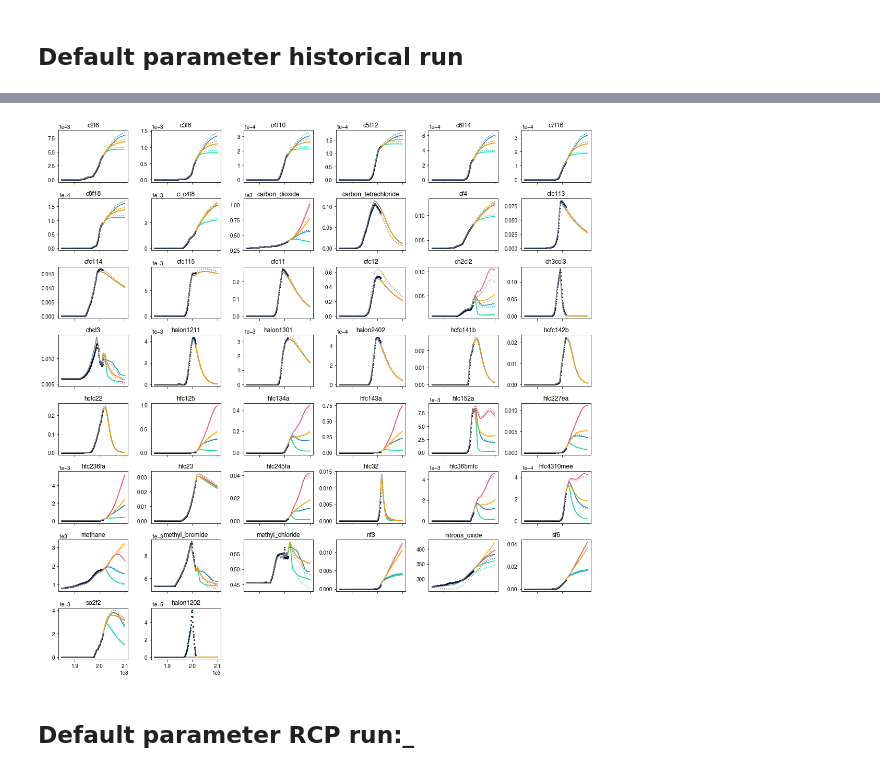
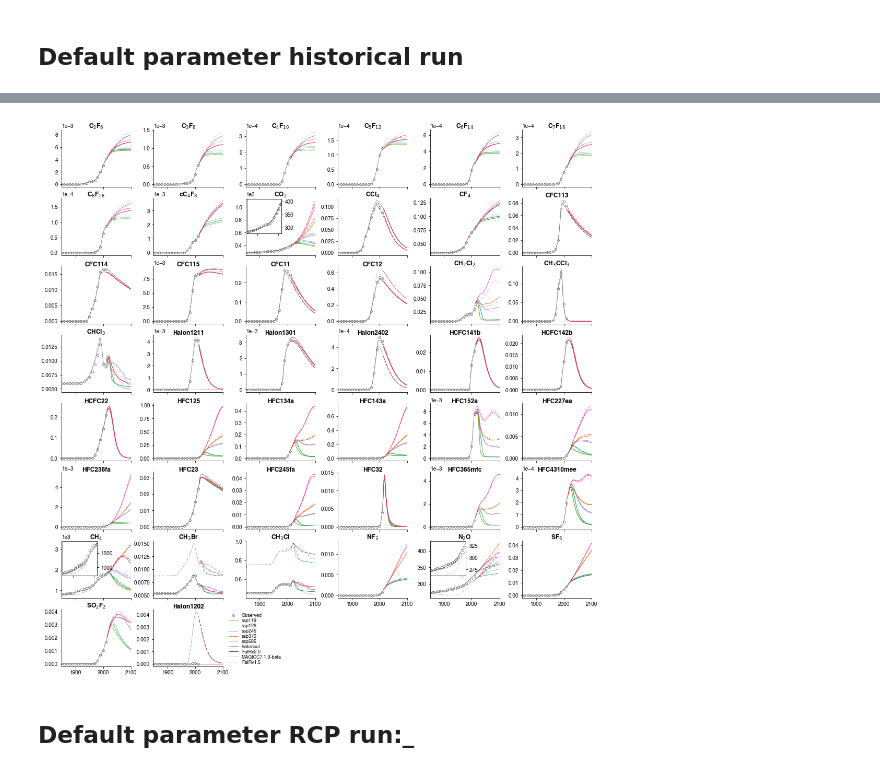
Before and after one commit to njleach/GIR, a Jupyter notebook: GIR/notebooks/SSP_NROY_ensemble.ipynb, the cells around one changed output, grey strips where cells are left out. Saved outputs shown, nothing was run; the diff lists cells and outputs as text; code cells hidden in the pictures.

Commit message:
updated CONSTRAINED ensemble procedure and pipeline

```diff
--- a/GIR/notebooks/SSP_NROY_ensemble.ipynb
+++ b/GIR/notebooks/SSP_NROY_ensemble.ipynb
@@ -157,11 +225,15 @@ def run_NROY_ssp(ssp,param_sets=[0]):
 # %%
-scenarios = ['ssp'+x for x in ['119','245','370','585']]
+# scenarios = ['ssp'+x for x in ['119','126','245','370','585']]
+scenarios = [x for x in magicc_scm.index.levels[1] if 'ssp' in x and x[0]!='e']
 
-plot_results = pd.DataFrame(index = np.arange(1750,2151),columns=pd.MultiIndex.from_product([scenarios,list(param_categories.keys()) + ['anthro','temp'],[5,17,50,83,95]]))
+plot_results = pd.DataFrame(index = np.arange(1750,2151),columns=pd.MultiIndex.from_product([scenarios,list(param_categories.keys()) + ['anthro','temp'],[5,16.6,50,83.3,95]]))
+
+gas_param_ensemble,thermal_param_ensemble,EXT_forc_sfs = get_GWI_ensemble_parameters(ensemble_size=15000)
 
 for ssp in scenarios:
 
-    results_rf,results_T,LUC_forc = run_NROY_ssp(ssp,[0,90000,110000,450000,860000])
+    print('computing '+ssp+' projection')
+    results_rf,results_T,LUC_forc = run_GWI_NROY_ssp(ssp,gas_param_ensemble,thermal_param_ensemble,EXT_forc_sfs)
 
     for forc_cat in param_categories.keys():
         for quantile in [5,16.6,50,83.3,95]:
@@ -208,7 +296,7 @@ forc_cat_order = ['carbon_dioxide', 'methane', 'nitrous_oxide','other_wmghgs','t
 gs = fig.add_gridspec(4, 4)
 ax1 = fig.add_subplot(gs[:2,:2])
 ax2 = [fig.add_subplot(gs[i,j]) for i in np.arange(4) for j in np.arange(4) if (i>=2) or (j>=2)]
-colors= {'ssp245':'#118ab2','ssp370':'#F5AB00','ssp585':'#ef476f','ssp119':'#06d6a0','history':'grey'}
+colors= {'ssp245':'#7570b3','ssp370':'#d95f02','ssp585':'#e7298a','ssp119':'#66a61e','ssp126':'#1b9e77','history':'grey'}
 for ssp in scenarios:
     ax1.plot(plot_results.loc[2014:2100,(ssp,'anthro',50)],color=colors[ssp],label=ssp)
     ax1.fill_between(plot_results.loc[2014:2100].index,*plot_results.loc[2014:2100,(ssp,'anthro',[5,95])].values.T,color=colors[ssp],lw=0,alpha=0.2)
@@ -244,9 +332,11 @@ ax1.set_ylabel('total anthropogenic',fontsize=15)
 [a.set_xlabel('year',fontsize=12) for a in ax2[-4:]+[ax1]]
 [a.spines[pos].set_visible(False) for a in ax2+[ax1] for pos in ['right','top']]
 [a.set_xlim(1850,2100) for a in ax2+[ax1]]
+[ax2[i].text(-0.05,1.05,x,va='bottom',ha='right',transform=ax2[i].transAxes,fontweight='bold',fontsize=15) for i,x in enumerate(['b','c','d','e','f','g','h','j','k','l','m'])]
+ax1.text(-0.05,1.05,'a',va='bottom',ha='right',transform=ax1.transAxes,fontweight='bold',fontsize=15)
 ax1.plot([],[],'k:',label='MAGICC7.1.0.beta')
 ax1.legend(loc='upper left',fontsize=15)
 plt.tight_layout()
 
-[fig.savefig('/home/leachl/Documents/Simple_models/FaIR_v2-0_paper/Plots/SSP_NROY_ERF_grid.'+x,bbox_inches='tight',dpi=600) for x in ['png','pdf','svg']]
+# [fig.savefig('/home/leachl/Documents/Simple_models/FaIR_v2-0_paper/Plots/SSP_NROY_ERF_grid.'+x,bbox_inches='tight',dpi=600) for x in ['png','pdf','svg']]
 # %% [output]
@@ -395,7 +492,6 @@ scale_factor = (WMGHG_concs.loc[2014,'carbon_dioxide'] / NOAA_mole_fractions_202
 
 CO2_concs = pd.Series(np.append(WMGHG_concs.loc[1750:,'carbon_dioxide'].values.flatten(),NOAA_mole_fractions_2020.loc[2015:,'CO2']*scale_factor),index=np.arange(1750,2020),name='CO2')
 # %%
-scenarios = ['ssp'+x for x in ['119','245','585','370']]#['ssp'+x for x in ['119','126','245','370','370-lowNTCF-aerchemmip','370-lowNTCF-gidden','434','460','534-over','585']]
 ssp_emms = pd.concat([RCMIP_to_GIR_input_emms(x) for x in scenarios],keys=scenarios,axis=1).interpolate()
 ssp_emms = ssp_emms.loc[1750:2300] - ssp_emms.loc[1750]
 ssp_forc = pd.concat([get_RCMIP_forc(x) for x in scenarios],keys=scenarios,axis=1).interpolate().loc[1750:2300]
@@ -413,26 +509,75 @@ Integrating 4 scenarios, 1 gas cycle parameter sets, 1 thermal response paramete
+# %%
+map_conc_names = dict(zip(WMGHG_concs.columns,['C$_2$F$_6$','C$_3$F$_8$','C$_4$F$_{10}$','C$_5$F$_{12}$','C$_6$F$_{14}$','C$_7$F$_{16}$','C$_8$F$_{18}$','cC$_4$F$_{8}$','CO$_2$','CCl$_4$','CF$_4$','CFC113','CFC114','CFC115','CFC11','CFC12','CH$_2$Cl$_2$','CH$_3$CCl$_3$','CHCl$_3$','Halon1211','Halon1301','Halon2402','HCFC141b', 'HCFC142b', 'HCFC22', 'HFC125','HFC134a', 'HFC143a', 'HFC152a', 'HFC227ea', 'HFC236fa', 'HFC23','HFC245fa', 'HFC32', 'HFC365mfc', 'HFC4310mee','CH$_4$','CH$_3$Br','CH$_3$Cl','NF$_3$','N$_2$O','SF$_6$','SO$_2$F$_2$','Halon1202']))
 # %%
 fig,ax = plt.subplots(8,6,figsize=(15,15))
 
-for i,gas in enumerate(WMGHG_concs.columns):
-    if gas in ['nitrous_oxide','carbon_dioxide','methane']:
-        ax.flatten()[i].plot(WMGHG_concs.loc[1850:,gas],'.',ms=4,)
-    else:
-        ax.flatten()[i].plot(WMGHG_concs.loc[1850:,gas]/1000,'.',ms=4,)
+with plt.rc_context({"lines.linewidth": 0.75,"lines.markersize":4,"lines.markerfacecolor":'none',"lines.markeredgewidth":0.5}):
 
-    for ssp in scenarios:
-        ax.flatten()[i].plot(default_ssp_run['C'].loc[2014:2100,(ssp,'default',gas)],color=colors[ssp])
+    for i,gas in enumerate(WMGHG_concs.columns):
 
-        ax.flatten()[i].plot(magicc_scm.loc[('World','esm-'+ssp+'-allGHG',GIR_to_RCMIP_map.loc[gas,'RCMIP_concs_key']),range(2014,2101)]*GIR_to_RCMIP_map.loc[gas,'RCMIP_concs_scaling'],color=colors[ssp],ls=':')
+    #     ax1 = inset_axes(ax.flatten()[i],width="40%",height="40%",loc=2)
+    #     ax1.patch.set_alpha(0)
+    #     [ax1.spines[pos].set_visible(False) for pos in ['right','top']]
 
-    ax.flatten()[i].plot(default_ssp_run['C'].loc[1850:2014,('ssp245','default',gas)],color=colors['history'])
-    ax.flatten()[i].plot(magicc_scm.loc[('World','esm-'+ssp+'-allGHG',GIR_to_RCMIP_map.loc[gas,'RCMIP_concs_key']),range(1850,2015)]*GIR_to_RCMIP_map.loc[gas,'RCMIP_concs_scaling'],color=colors['history'],ls=':')
-    ax.flatten()[i].set_title(gas)
+        if gas in ['nitrous_oxide','carbon_dioxide','methane']:
+            ax.flatten()[i].plot(WMGHG_concs.loc[1850:,gas].iloc[::10],'o',color='k')
+    #         ax1.plot(WMGHG_concs.loc[1850:,gas],'.',ms=4,)
+        else:
+            ax.flatten()[i].plot(WMGHG_concs.loc[1850:,gas].iloc[::10]/1000,'o',color='k',label='Observed')
+    #         ax1.plot(WMGHG_concs.loc[1850:,gas]/1000,'.',ms=4,)
 
-[a.tick_params(labelbottom=False) for a in ax[:-1].flatten()]
+        for ssp in scenarios:
+            ax.flatten()[i].plot(default_ssp_run['C'].loc[2014:2100,(ssp,'default',gas)],color=colors[ssp],label=ssp)
 
-plt.tight_layout()
+            ax.flatten()[i].plot(magicc_scm.loc[('World','esm-'+ssp+'-allGHG',GIR_to_RCMIP_map.loc[gas,'RCMIP_concs_key']),range(2014,2101)]*GIR_to_RCMIP_map.loc[gas,'RCMIP_concs_scaling'],color=colors[ssp],ls=':')
 
-[a.set_visible(False) for a in ax.flatten()[-4:]]
+            try:
+                ax.flatten()[i].plot(fair_scm.loc[('World','esm-'+ssp+'-allGHG',GIR_to_RCMIP_map.loc[gas,'RCMIP_concs_key']),range(2014,2101)]*GIR_to_RCMIP_map.loc[gas,'RCMIP_concs_scaling'],color=colors[ssp],ls='-.')
+            except:
+                pass
 
-[fig.savefig('/home/leachl/Documents/Simple_models/FaIR_v2-0_paper/Plots/SSP_concs.'+x,bbox_inches='tight',dpi=600) for x in ['png','pdf','svg']]
+        ax.flatten()[i].plot(default_ssp_run['C'].loc[1850:2014,('ssp245','default',gas)],color=colors['history'],label='historical')
+        ax.flatten()[i].plot(magicc_scm.loc[('World','esm-'+ssp+'-allGHG',GIR_to_RCMIP_map.loc[gas,'RCMIP_concs_key']),range(1850,2015)]*GIR_to_RCMIP_map.loc[gas,'RCMIP_concs_scaling'],color=colors['history'],ls=':')
+
+        try:
+            ax.flatten()[i].plot(fair_scm.loc[('World','esm-'+ssp+'-allGHG',GIR_to_RCMIP_map.loc[gas,'RCMIP_concs_key']),range(1850,2014)]*GIR_to_RCMIP_map.loc[gas,'RCMIP_concs_scaling'],color=colors['history'],ls='-.')
+        except:
+            pass
+    #     ax1.plot(default_ssp_run['C'].loc[1850:2014,('ssp245','default',gas)],color=colors['history'])
+    #     ax1.plot(magicc_scm.loc[('World','esm-'+ssp+'-allGHG',GIR_to_RCMIP_map.loc[gas,'RCMIP_concs_key']),range(1850,2015)]*GIR_to_RCMIP_map.loc[gas,'RCMIP_concs_scaling'],color=colors['history'],ls=':')
+        ax.flatten()[i].text(0.5,0.98,map_conc_names[gas],transform=ax.flatten()[i].transAxes,va='bottom',ha='center',fontsize=12,fontweight='bold')
+    #     ax1.set_xlim(1850,2014)
+    #     ax1.set_xticklabels([])
+
+        if gas in ['carbon_dioxide','methane','nitrous_oxide']:
+            ax1 = inset_axes(ax.flatten()[i],width="100%",height="100%",bbox_to_anchor=(0.05,0.43,0.5,0.6),bbox_transform=ax.flatten()[i].transAxes)
+            ax1.plot(default_ssp_run['C'].loc[1850:2014,('ssp245','default',gas)],color=colors['history'])
+            ax1.plot(magicc_scm.loc[('World','esm-'+ssp+'-allGHG',GIR_to_RCMIP_map.loc[gas,'RCMIP_concs_key']),range(1850,2015)]*GIR_to_RCMIP_map.loc[gas,'RCMIP_concs_scaling'],color=colors['history'],ls=':')
+            ax1.plot(fair_scm.loc[('World','esm-'+ssp+'-allGHG',GIR_to_RCMIP_map.loc[gas,'RCMIP_concs_key']),range(1850,2014)]*GIR_to_RCMIP_map.loc[gas,'RCMIP_concs_scaling'],color=colors['history'],ls='-.')
+            ax1.plot(WMGHG_concs.loc[1850:,gas].iloc[::10],'o',color='k')
+            ax1.set_xticklabels([])
+            ax1.tick_params(left=False,labelleft=False,right=True,labelright=True)
+            ax1.ticklabel_format(axis='y',style="plain")
+            ax1.set_xlim(1850,2014)
+
+    [a.tick_params(labelbottom=False) for a in ax.flatten()]
+    [a.tick_params(labelbottom=True) for a in ax.flatten()[-10:]]
+    [a.ticklabel_format(style="plain") for a in ax.flatten()[-10:]]
+#     [a.set_xlabel("year") for a in ax.flatten()[-10:]]
+    [a.set_xlim(1850,2100) for a in ax.flatten()]
+    [a.spines[pos].set_visible(False) for pos in ['right','top'] for a in ax.flatten()]
+
+    ax.flatten()[-5].plot([],[],'k',label='FaIRv2.0')
+    ax.flatten()[-5].plot([],[],'k:',label='MAGICC7.1.0-beta')
+    ax.flatten()[-5].plot([],[],'k-.',label='FaIRv1.5')
+
+#     fig.subplots_adjust(hspace=0.1)
+
+    plt.tight_layout(h_pad=0,w_pad=0)
+
+    ax.flatten()[-5].legend(loc=(1.05,0),labelspacing=0.1,prop={'size':9})
+
+    [a.set_visible(False) for a in ax.flatten()[-4:]]
+
+    [fig.savefig('/home/leachl/Documents/Simple_models/FaIR_v2-0_paper/Plots/SSP_concs.'+x,bbox_inches='tight',dpi=600) for x in ['png','pdf','svg']]
 # %% [output]
@@ -440,4 +584,4 @@ plt.tight_layout()
-[figure, old version]
+[figure, new version]
 # %% [markdown]
 ## Default parameter RCP run:_
 # %%
```
Also changed, not shown: parts of 44 cells of this notebook, 12 other files.
